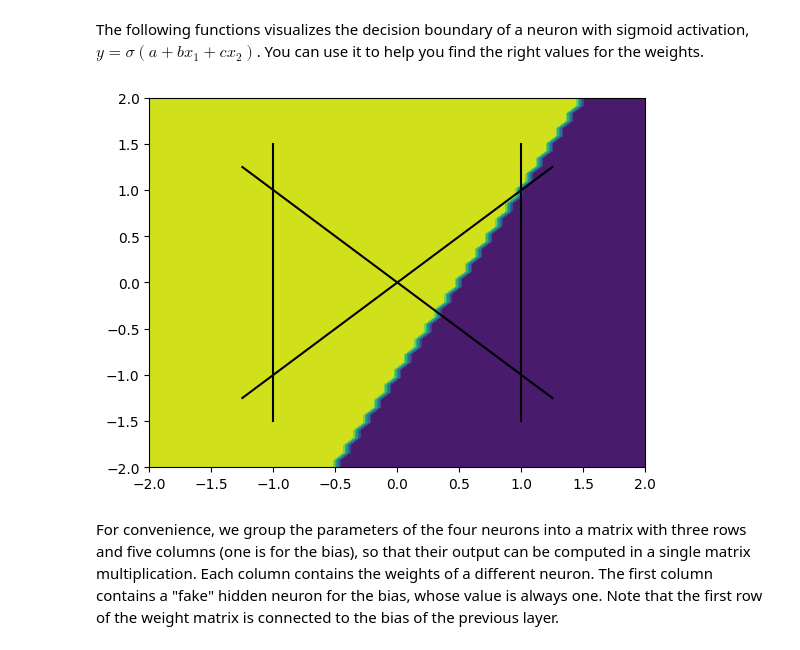
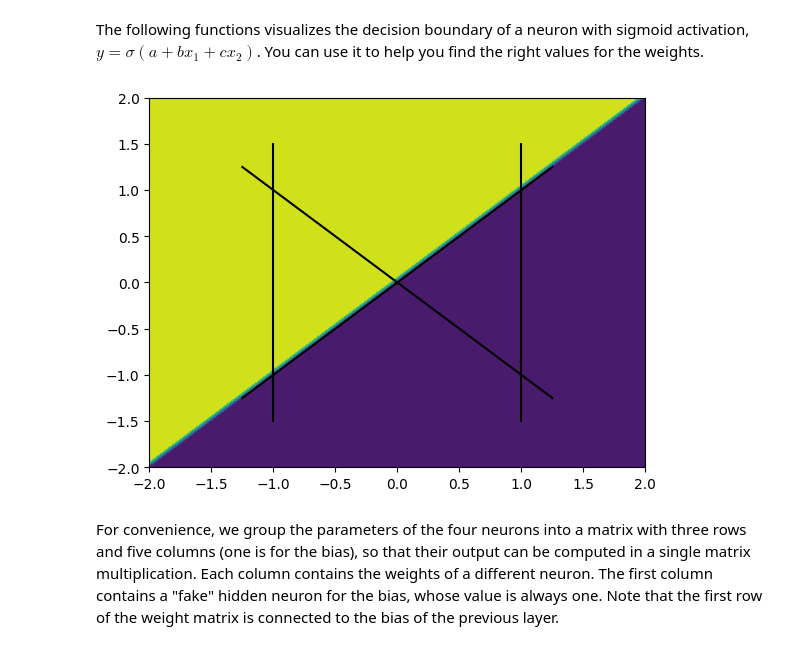
Before and after one commit to Data-Science-Msc-TU-Dortmund/Deep_learning, a Jupyter notebook: Assignments/Week 2/py-lab-02-question.ipynb, the cells around one changed output. Cells and saved outputs as stored; diff of their text form; code cells hidden in the pictures.

```diff
--- a/Assignments/Week 2/py-lab-02-question.ipynb
+++ b/Assignments/Week 2/py-lab-02-question.ipynb
@@ -89,29 +89,29 @@ values for the weights.
 # %%
 
 def plot_decision_boundary(grid_x: Tensor, grid_y, pred: Tensor) -> None:
     """Plot the estimated decision boundary for a 2D grid with predictions."""
     plot_bowtie()
     plt.contourf(grid_x, grid_y, pred.view(grid_x.shape))
     plt.show()
 
 def activation(x: Tensor) -> Tensor:
     return torch.where(x > 0, 1., 0.)
 
 
 def plot_decision_boundary_first_hidden(a: int, b: int, c: int) -> None:
     """Take 3 weights for one input neuron and plot resulting decision boundary."""
     neuron_output = (
 # TODO compute the output of the neuron with input weights given by a, b and c on
 # each point of the grid.
 
     activation(a * data[:, 0] + b * data[:, 1] + c * data[:, 2])
 
     )
     plot_decision_boundary(grid_x, grid_y, neuron_output)
 
-plot_decision_boundary_first_hidden(1, -2, 1)
+plot_decision_boundary_first_hidden(0,-1, 1)
 # %% [output]
-[figure, old version]
+[figure, new version]
 # %% [markdown]
 For convenience, we group the parameters of the four neurons into a matrix with three
 rows and five columns (one is for the bias), so that their output can be computed in a
```
Also changed, not shown: parts of 15 cells of this notebook.
